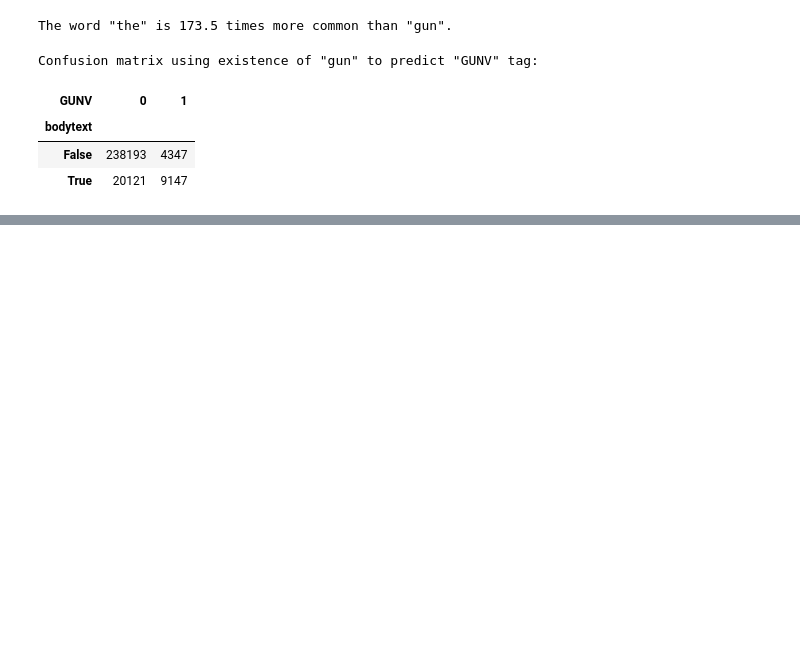
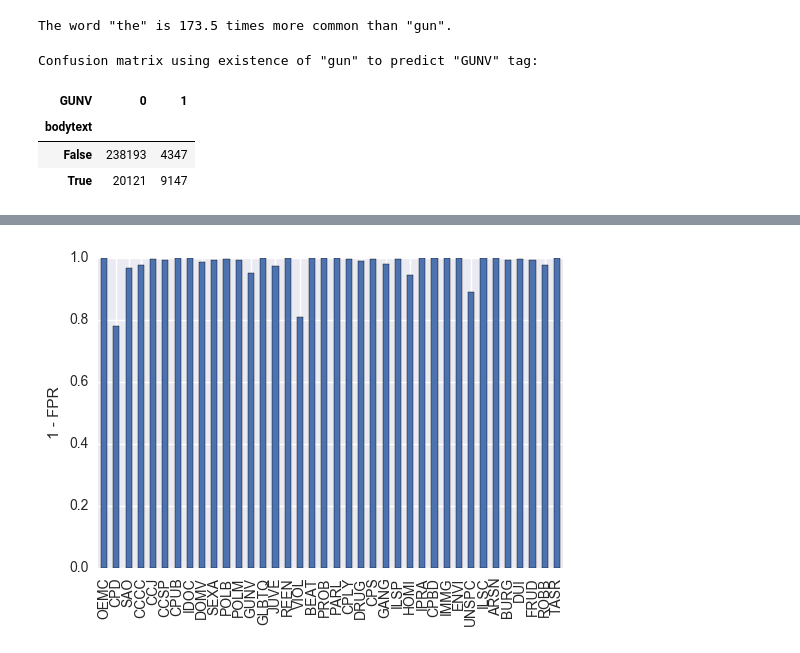
Before and after one commit to chicago-justice-project/article-tagging, a Jupyter notebook: src/explorations.ipynb, the cells around one changed output, grey strips where cells are left out. Drawn from its saved outputs; the diff is of its cells as text; code cells hidden in the pictures; blank space fills up the shorter version.

```diff
--- a/src/explorations.ipynb
+++ b/src/explorations.ipynb
@@ -153,0 +238,5 @@ Confusion matrix using existence of "gun" to predict "GUNV" tag:
+# %%
+(1 - perf['FPR']).plot(kind='bar', ylim=[0,1])
+plt.ylabel('1 - FPR');
+# %% [output]
+[figure, added]
```
Also changed, not shown: parts of 11 cells of this notebook.
